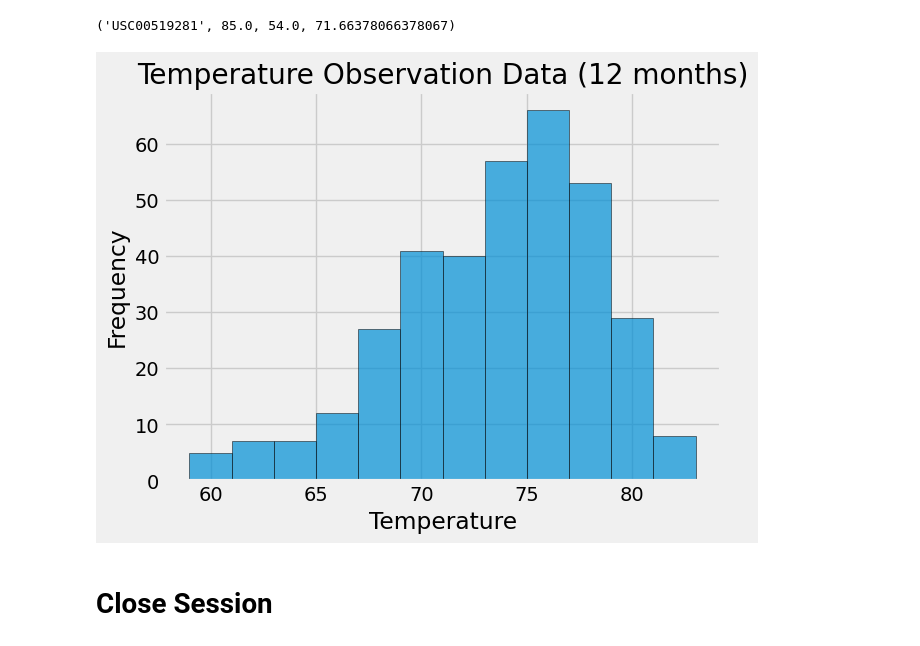
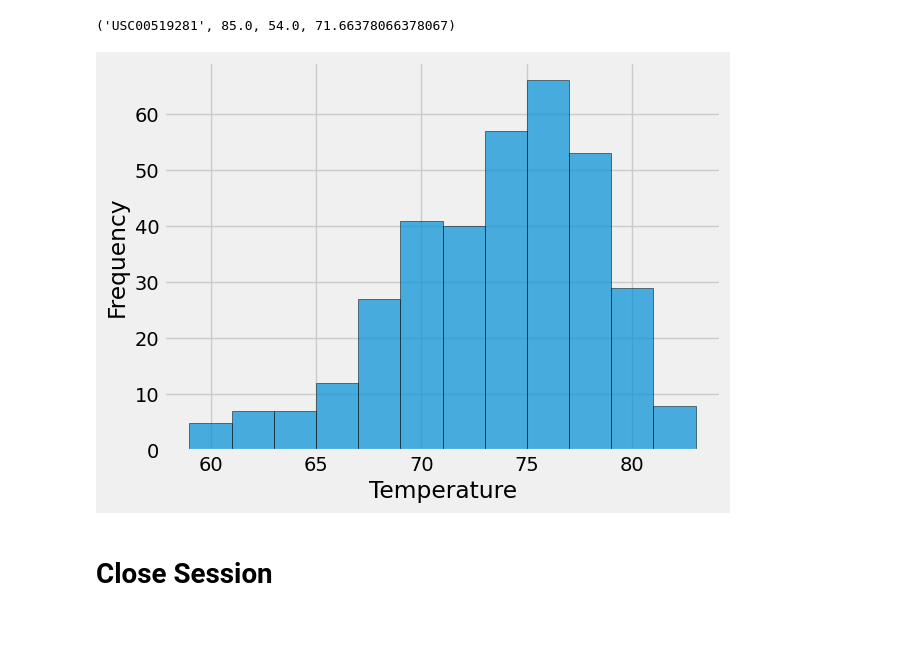
Before and after one commit to AleMori22/sqlalchemy-challenge, a Jupyter notebook: SurfsUp/climate_starter.ipynb, the cells around one changed output. Drawn from its saved outputs; the diff is of its cells as text; code cells hidden in the pictures.

```diff
--- a/SurfsUp/climate_starter.ipynb
+++ b/SurfsUp/climate_starter.ipynb
@@ -130,18 +130,17 @@ print(F_S)
 # %%
 # Using the most active station id
 # Query the last 12 months of temperature observation data for this station and plot the results as a histogram
 m_a_s = 'USC00519281'
 PLT_D = session.query(Measurement.date, Measurement.tobs).filter(Measurement.station == m_a_s).filter(Measurement.date >= '2016-08-23').all()
 PLT_DF = pd.DataFrame(PLT_D, columns=['date', 'temperature'])
 PLT_DF['date'] = pd.to_datetime(PLT_DF['date'])
 
 plt.hist(PLT_DF['temperature'], bins=12, alpha=0.7, edgecolor='black')
 plt.xlabel('Temperature')
 plt.ylabel('Frequency')
-plt.title('Temperature Observation Data (12 months)')
 plt.show()
 # %% [output]
-[figure, old version]
+[figure, new version]
 # %% [markdown]
 # Close Session
 # %%
```
